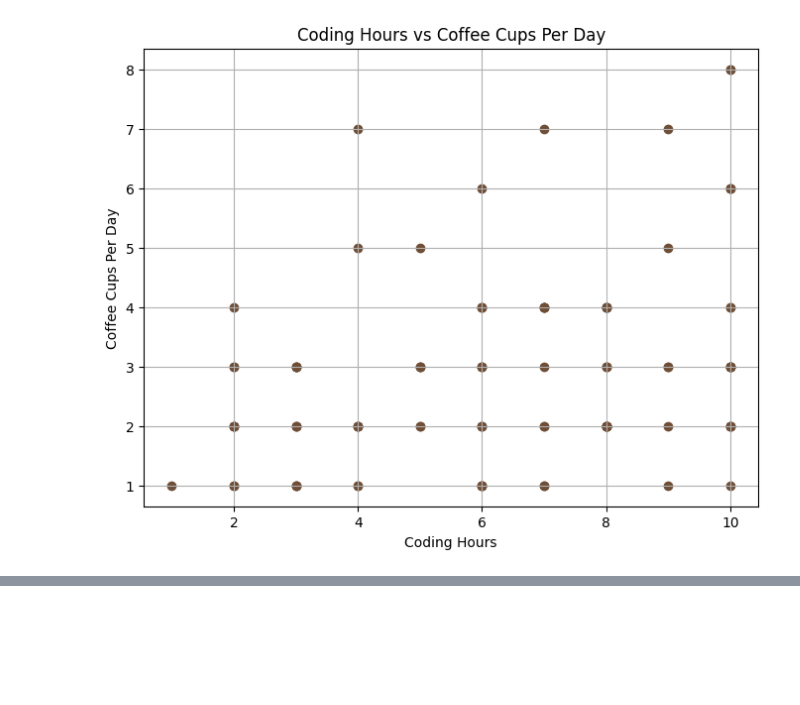
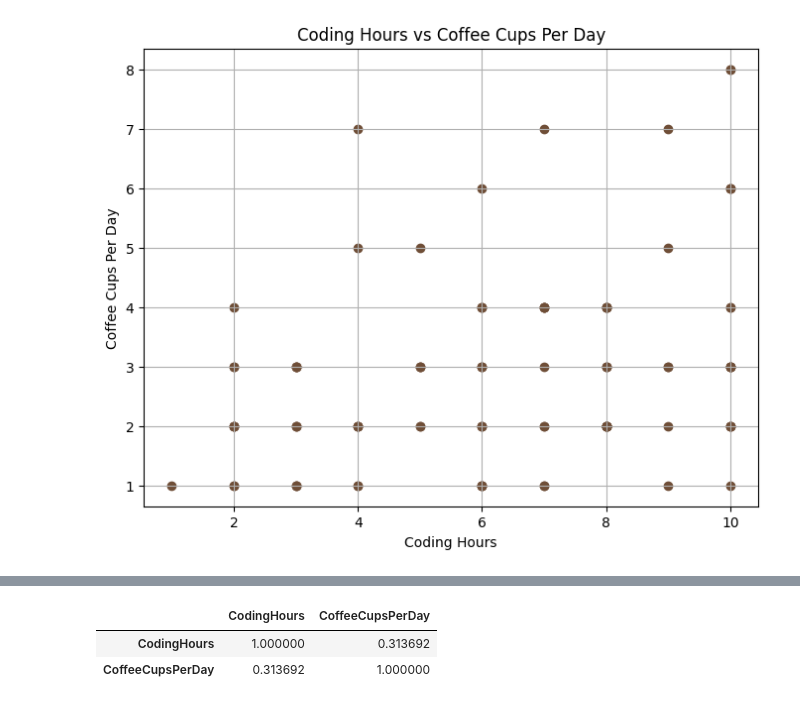
Before and after one commit to SriVarshan733/Applied-Data-Science1, a Jupyter notebook: Applied_Data_Science1.ipynb, the cells around one changed output, grey strips where cells are left out. Cells and saved outputs as stored; diff of their text form; code cells hidden in the pictures; blank space fills up the shorter version.

```diff
--- a/Applied_Data_Science1.ipynb
+++ b/Applied_Data_Science1.ipynb
@@ -58,0 +83,10 @@ plt.show()
+# %%
+# Getting summary statistics
+df[['CodingHours', 'CoffeeCupsPerDay']].describe()
+
+# Getting correlation statistics
+df[['CodingHours', 'CoffeeCupsPerDay']].corr()
+# %% [output]
+|  | CodingHours | CoffeeCupsPerDay |
+| CodingHours | 1.000000 | 0.313692 |
+| CoffeeCupsPerDay | 0.313692 | 1.000000 |
```
Also changed, not shown: parts of 3 cells of this notebook.
